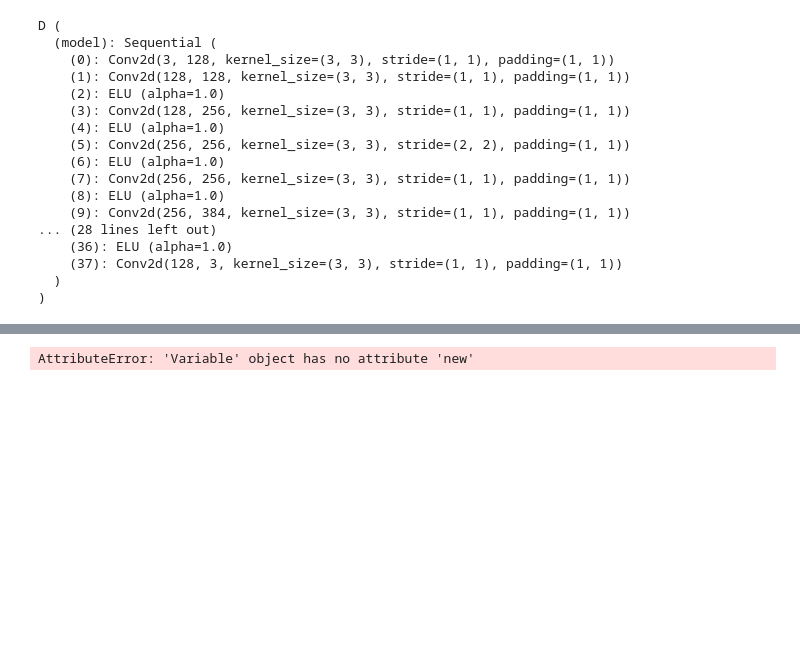
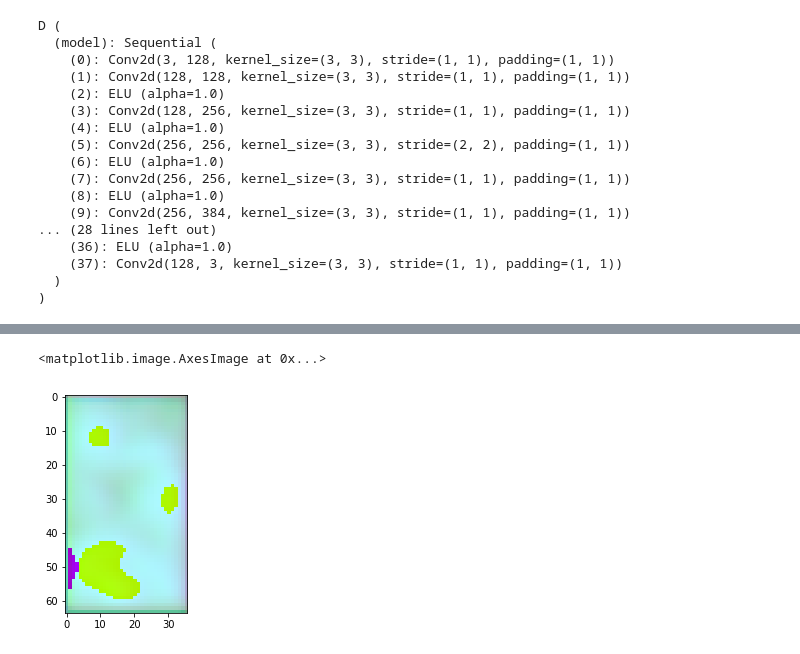
Before and after one commit to pfulop/mlSandbox, a Jupyter notebook: UI.ipynb, the cells around one changed output, grey strips where cells are left out. Drawn from its saved outputs; the diff is of its cells as text; code cells hidden in the pictures; blank space fills up the shorter version.

```diff
--- a/UI.ipynb
+++ b/UI.ipynb
@@ -325,10 +287,11 @@ TypeError: torch.addmm received an invalid combination of arguments - got (int,
 # %%
 from torchvision import utils
 # %%
-utils.make_grid(our_example)
+utils.make_grid(example)
 im = example / 2 +0.5
 im = im.numpy()
 plt.imshow(np.transpose(im[2], (1,2,0)))
 # %% [output]
-AttributeError: 'Variable' object has no attribute 'new'
+<matplotlib.image.AxesImage at 0x...>
+[figure, added]
 # %%
```
Also changed, not shown: parts of 16 cells of this notebook, 1 other file.
